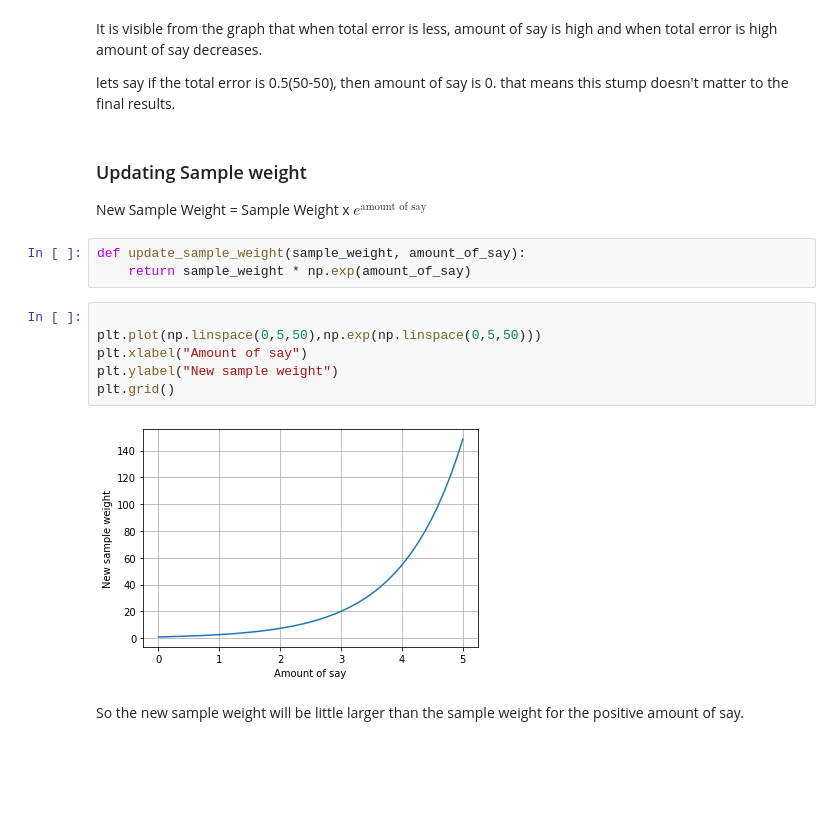
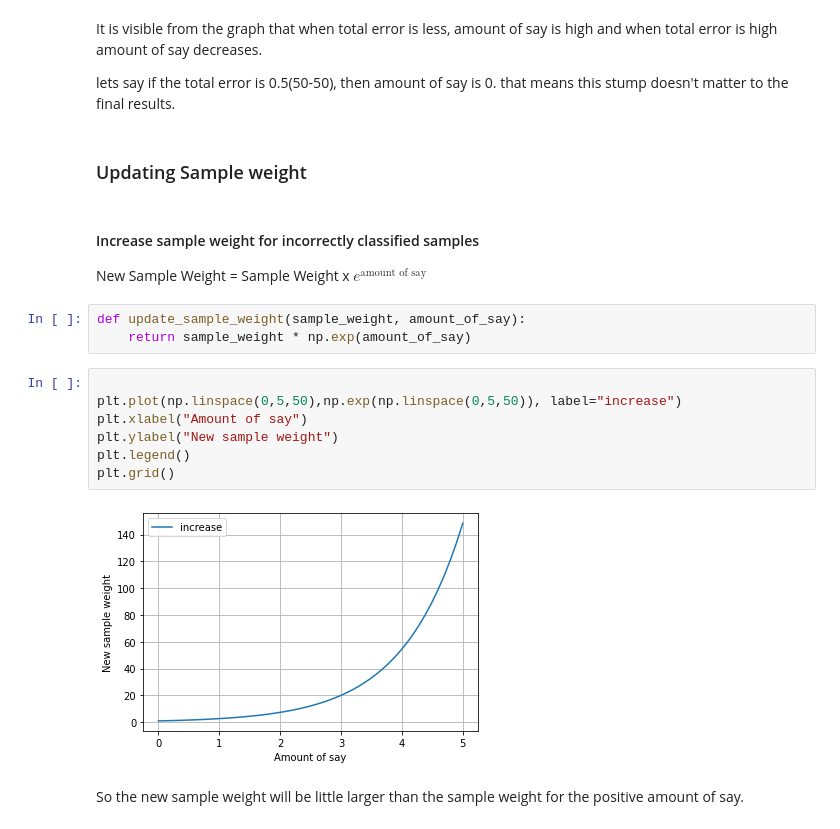
Before and after one commit to NishantBaheti/MachineLearningExploration, a Jupyter notebook: EnsembleMethods/ExploreBoosting.ipynb, the cells around one changed output. Saved outputs shown, nothing was run; the diff lists cells and outputs as text; blank space fills up the shorter version.

```diff
--- a/EnsembleMethods/ExploreBoosting.ipynb
+++ b/EnsembleMethods/ExploreBoosting.ipynb
@@ -83,8 +83,10 @@ plt.show()
 It is visible from the graph that when total error is less, amount of say is high and when total error is high amount of say decreases.
 
 lets say if the total error is 0.5(50-50), then amount of say is 0. that means this stump doesn't matter to the final results.
+# %% [markdown]
+### Updating Sample weight
 # %% [markdown]
-### Updating Sample weight
+#### Increase sample weight for incorrectly classified samples
 
 New Sample Weight = Sample Weight x $e^{\text{amount of say}}$
 # %%
@@ -92,11 +94,12 @@ def update_sample_weight(sample_weight, amount_of_say):
     return sample_weight * np.exp(amount_of_say)
 # %%
 
-plt.plot(np.linspace(0,5,50),np.exp(np.linspace(0,5,50)))
+plt.plot(np.linspace(0,5,50),np.exp(np.linspace(0,5,50)), label="increase")
 plt.xlabel("Amount of say")
 plt.ylabel("New sample weight")
+plt.legend()
 plt.grid()
 # %% [output]
-[figure, old version]
+[figure, new version]
 # %% [markdown]
 So the new sample weight will be little larger than the sample weight for the positive amount of say.
```
Also changed, not shown: parts of 6 cells of this notebook.
